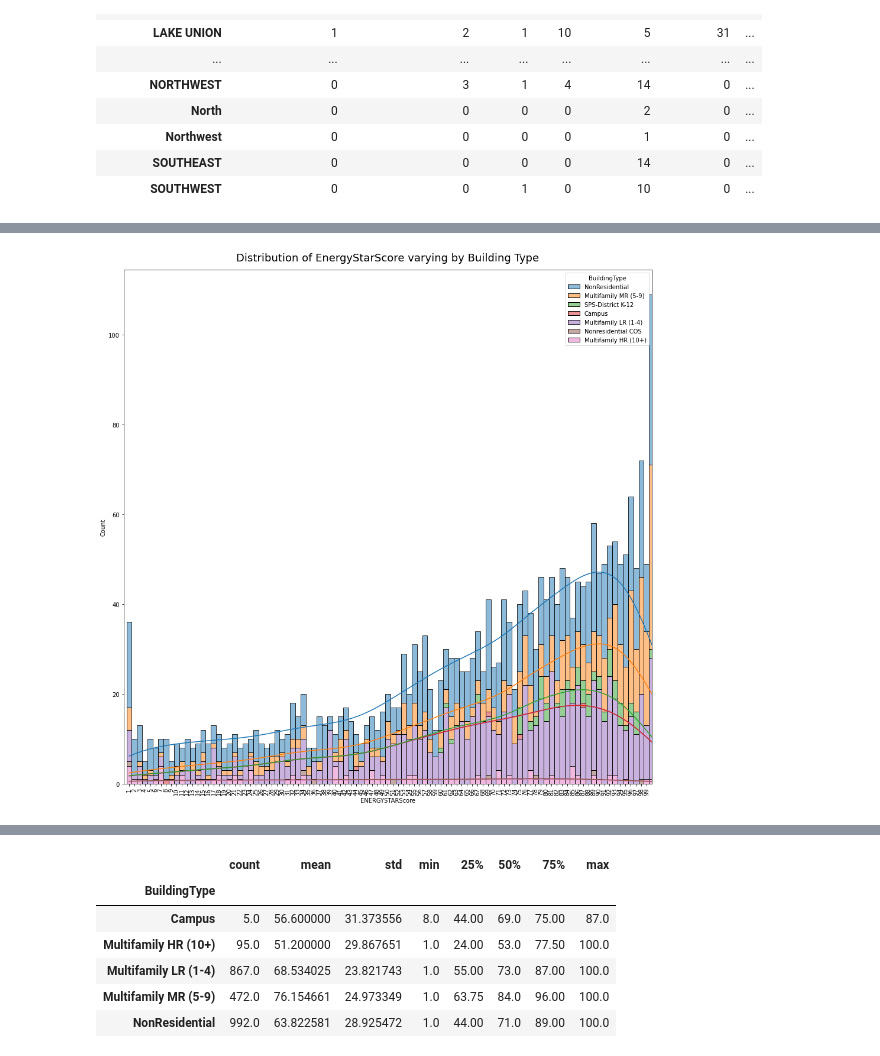
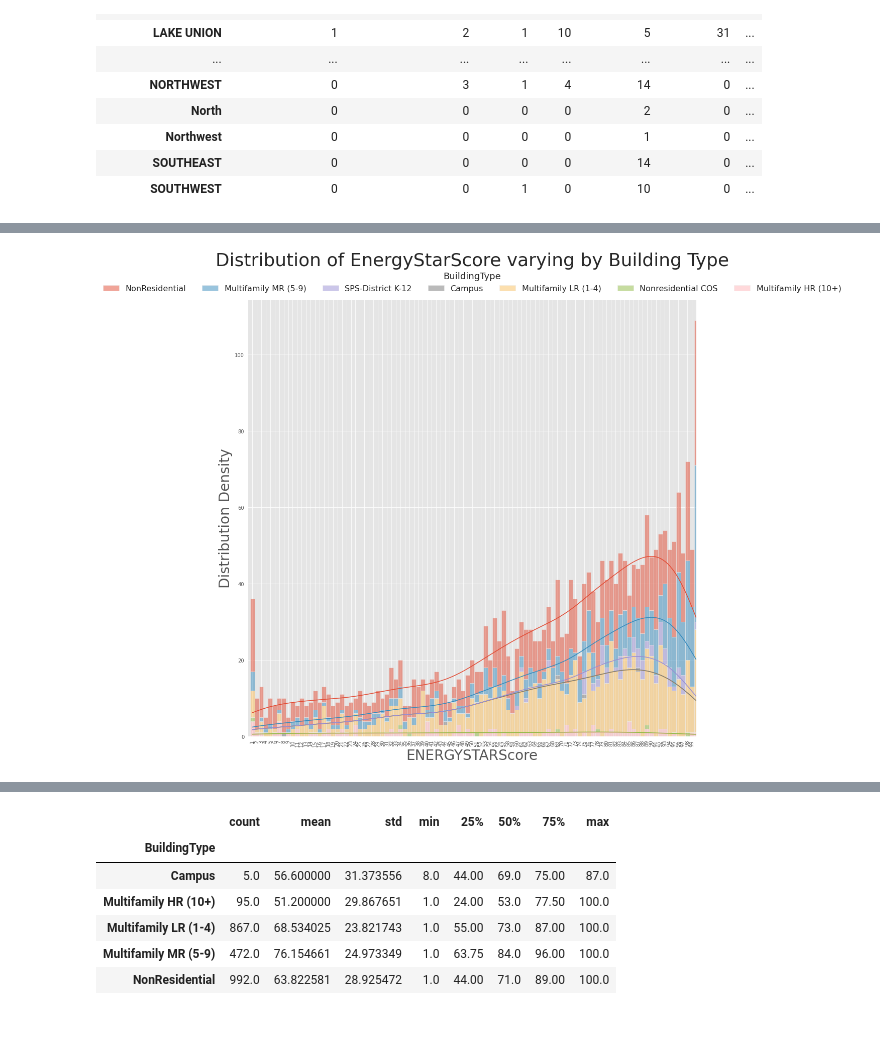
Before and after one commit to Ay0d/Machine-Learning, a Jupyter notebook: seattle-co2-exploration-2016.ipynb, the cells around one changed output, grey strips where cells are left out. Drawn from its saved outputs; the diff is of its cells as text; code cells hidden in the pictures; blank space fills up the shorter version.

```diff
--- a/seattle-co2-exploration-2016.ipynb
+++ b/seattle-co2-exploration-2016.ipynb
@@ -275,14 +276,19 @@ pd.crosstab(data['BuildingType'], data['Neighborhood'])
 | SPS-District K-12 | 5 | 1 | 4 | 0 | 6 | 0 | 0 | 4 | 10 | ... |
 # %%
 fig, ax = plt.subplots(figsize=(16, 16))
-plt.title("Distribution of EnergyStarScore varying by Building Type", size=18, y=1.01)
+plt.style.use('ggplot')
+plt.title("Distribution of EnergyStarScore varying by Building Type", size=36, y=1.07)
 sns.histplot(data=data, x=data['ENERGYSTARScore'], hue=data['BuildingType'], multiple="stack", element="bars", discrete=True, stat="count", kde=True)
 ax.set_xlim(0,100)
 ax.set_xticks(range(1,100))
+plt.xlabel("ENERGYSTARScore", size=28)
+plt.ylabel("Distribution Density", size=28)
 plt.xticks(rotation=90)
+leg = sns.move_legend (ax, "lower center", bbox_to_anchor=(0.5, 1), ncol=7, title_fontproperties = "bold", title="BuildingType", title_fontsize=18, fontsize=16, frameon=False, shadow=True)
+plt.savefig('essbybuilding.png', dpi=300, format='png', bbox_extra_artists=(leg), bbox_inches='tight') # don't crop the legend while saving the figure
 plt.show()
 # %% [output]
-[figure, old version]
+[figure, new version]
 # %%
 fig, ax = plt.subplots(figsize=(16, 16))
 plt.title("Distribution of EnergyStarScore varying by Primary Property Type", size=18, y=1.01)
```
Also changed, not shown: parts of 5 cells of this notebook.
